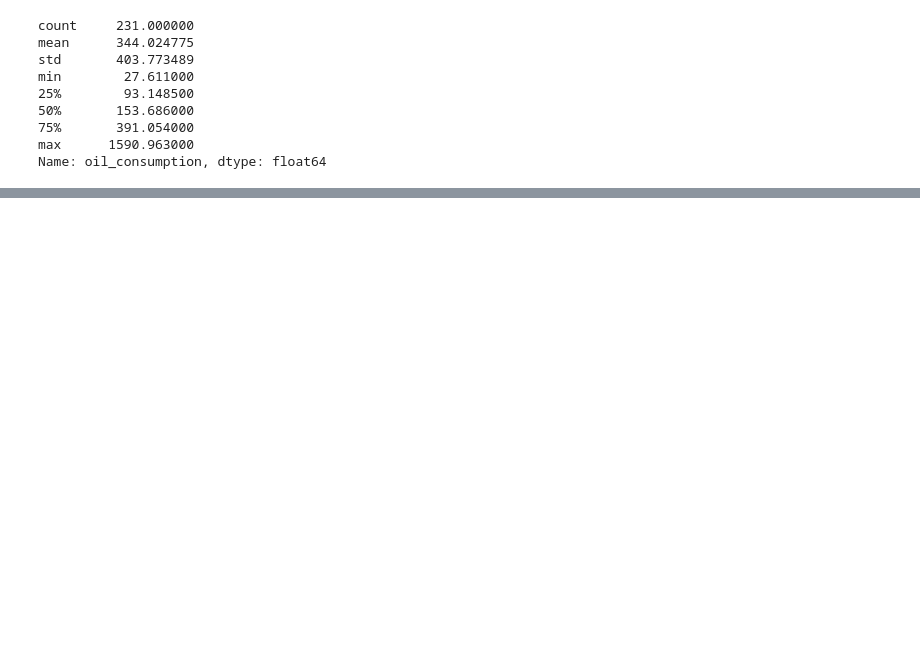
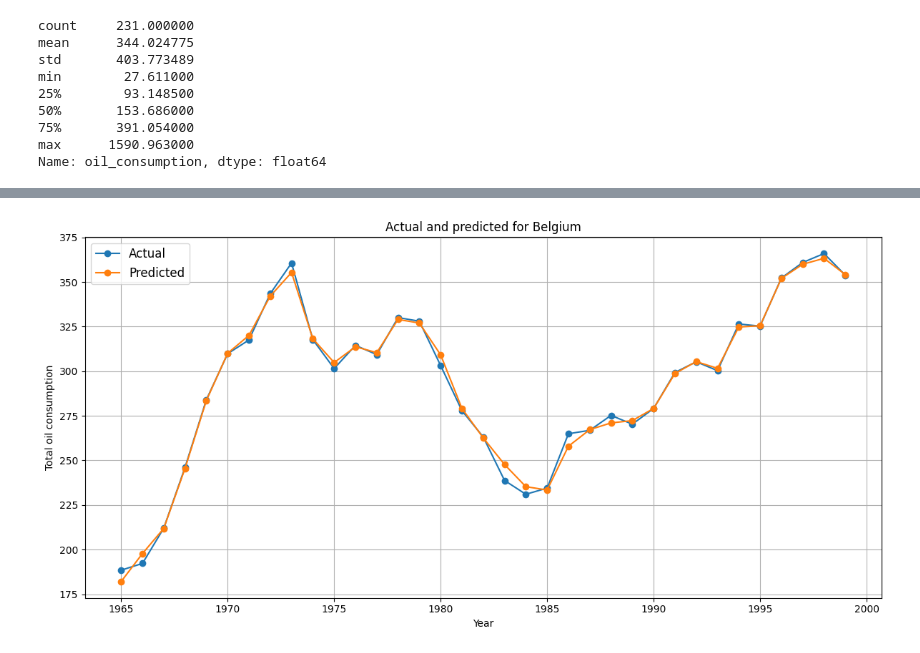
Before and after one commit to MertKir-R/energy_consumption_prediction, a Jupyter notebook: notebooks/world_energy_consumption.ipynb, the cells around one changed output, grey strips where cells are left out. Cells and saved outputs as stored; diff of their text form; code cells hidden in the pictures; blank space fills up the shorter version.

```diff
--- a/notebooks/world_energy_consumption.ipynb
+++ b/notebooks/world_energy_consumption.ipynb
@@ -1327,0 +1369,4 @@ for name, val in zip([s.name for s in space], res.x):
+# %%
+predict_plot(model, X_train, data_train_lag_avg_encoded, y = 'oil_consumption', X = 'year', country = "Belgium")
+# %% [output]
+[figure, added]
```
Also changed, not shown: parts of 20 cells of this notebook, 4 other files.
